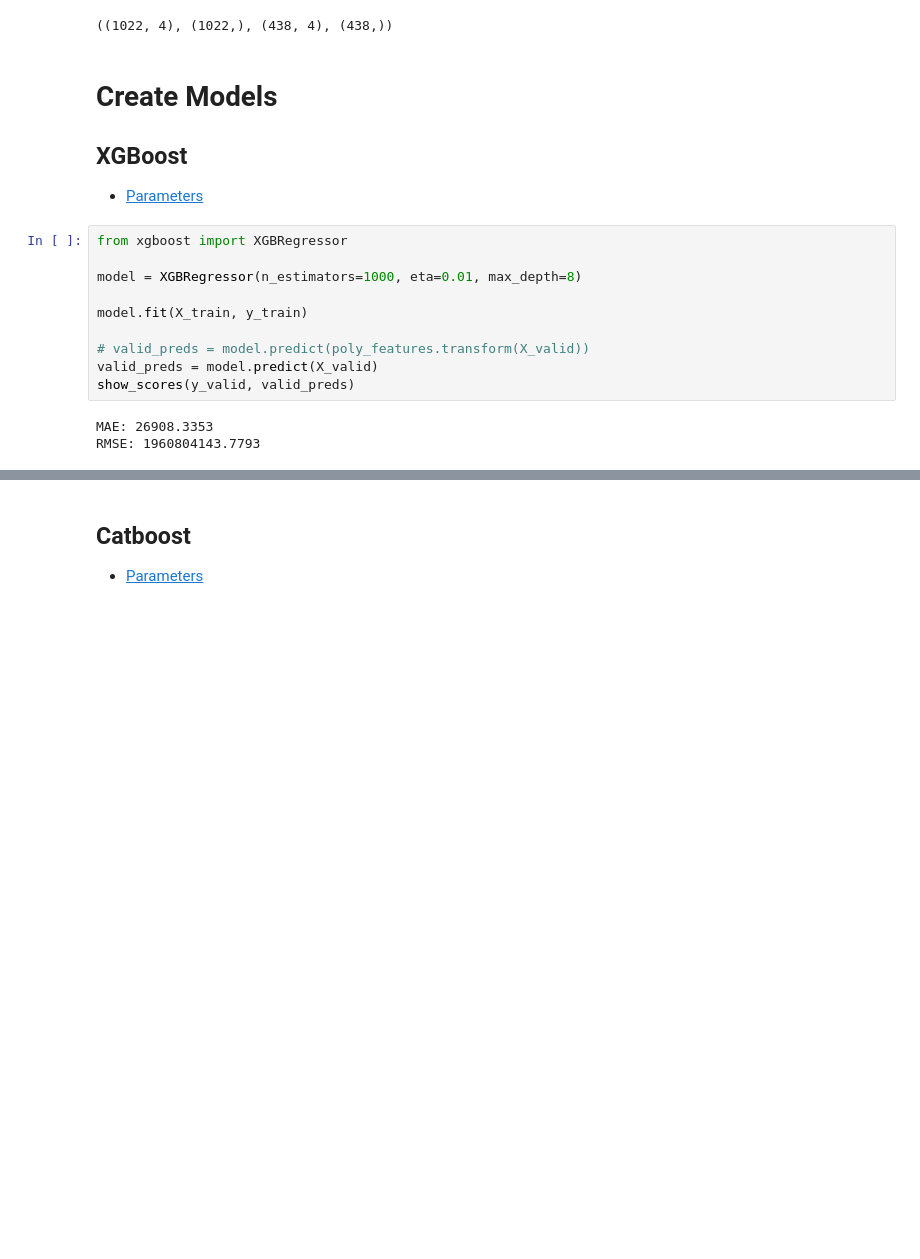
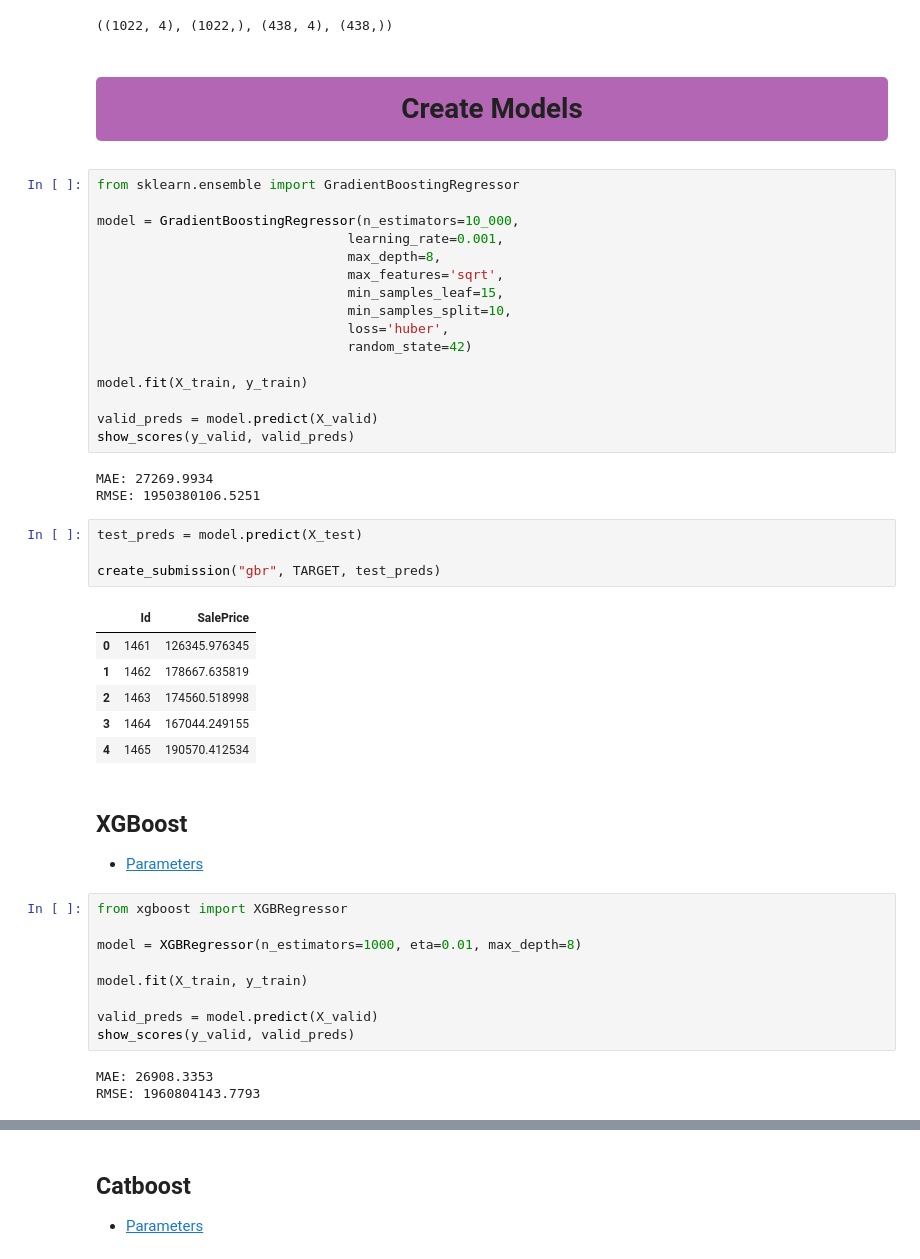
Before and after one commit to melling/ml-regression, a Jupyter notebook: house-prices-xgboost.ipynb, the cells around one changed output, grey strips where cells are left out. Drawn from its saved outputs; the diff is of its cells as text; blank space fills up the shorter version.

Commit message:
Kaggle Notebook | House Prices: GBDTs | Version 3

```diff
--- a/house-prices-xgboost.ipynb
+++ b/house-prices-xgboost.ipynb
@@ -172,9 +172,40 @@ X_train, X_valid, y_train, y_valid = train_test_split(
 X_train.shape, y_train.shape, X_valid.shape, y_valid.shape
 # %% [output]
 ((1022, 4), (1022,), (438, 4), (438,))
+# %% [markdown]
+<div style="background-color:rgba(128, 0, 128, 0.6);border-radius:5px;display:fill"><h1 style="text-align: center;padding: 12px 0px 12px 0px;">Create Models</h1>
+</div>
+# %%
+from sklearn.ensemble import GradientBoostingRegressor
+
+model = GradientBoostingRegressor(n_estimators=10_000,
+                                learning_rate=0.001,
+                                max_depth=8,
+                                max_features='sqrt',
+                                min_samples_leaf=15,
+                                min_samples_split=10,
+                                loss='huber',
+                                random_state=42)
+
+model.fit(X_train, y_train)
+
+valid_preds = model.predict(X_valid)
+show_scores(y_valid, valid_preds)
+# %% [output]
+MAE: 27269.9934
+RMSE: 1950380106.5251
+# %%
+test_preds = model.predict(X_test)
+
+create_submission("gbr", TARGET, test_preds)
+# %% [output]
+|  | Id | SalePrice |
+| 0 | 1461 | 126345.976345 |
+| 1 | 1462 | 178667.635819 |
+| 2 | 1463 | 174560.518998 |
+| 3 | 1464 | 167044.249155 |
+| 4 | 1465 | 190570.412534 |
 # %% [markdown]
-# Create Models
-
 ## XGBoost
 
 - [Parameters](https://xgboost.readthedocs.io/en/stable/parameter.html)
@@ -185,7 +216,6 @@ model = XGBRegressor(n_estimators=1000, eta=0.01, max_depth=8)
 
 model.fit(X_train, y_train)
 
-# valid_preds = model.predict(poly_features.transform(X_valid))
 valid_preds = model.predict(X_valid)
 show_scores(y_valid, valid_preds)
 # %% [output]
```
Also changed, not shown: parts of 3 cells of this notebook.
